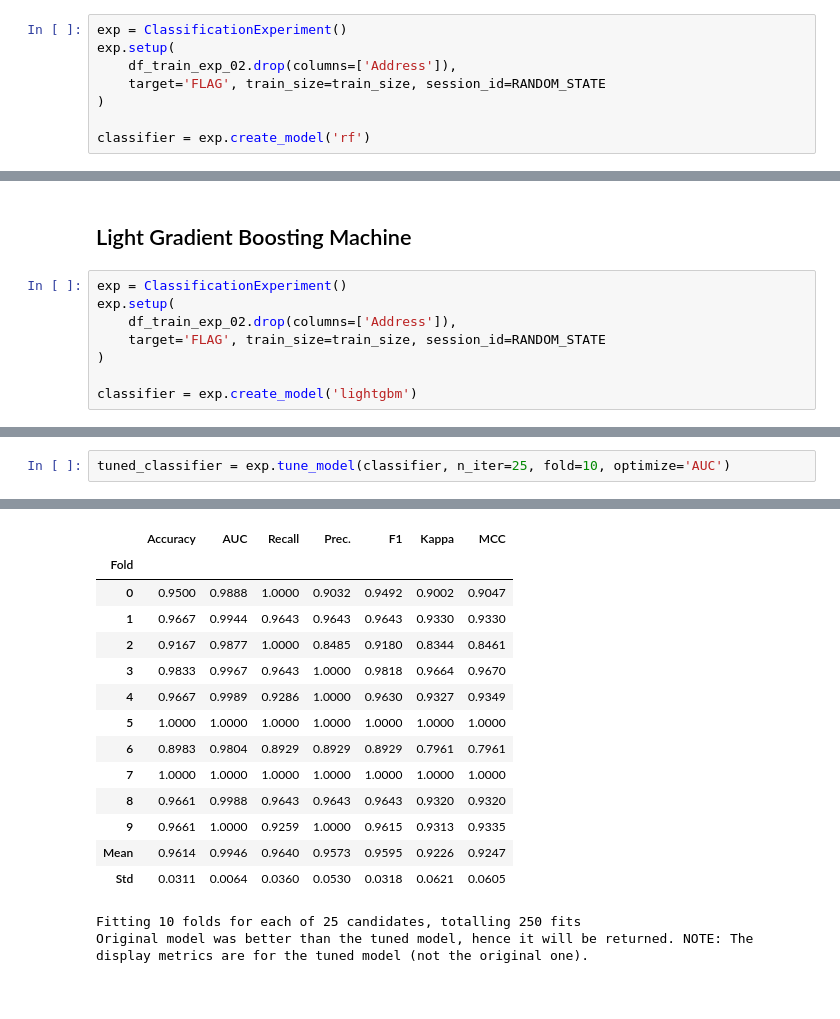
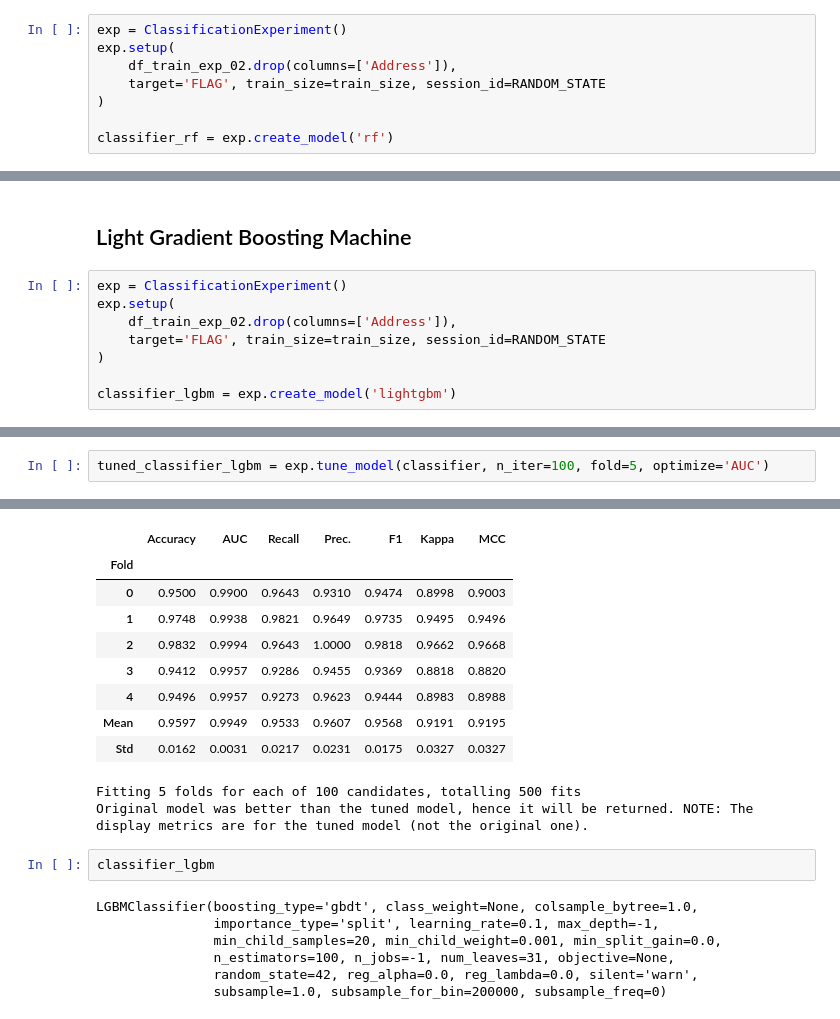
Before and after one commit to henriquetsu/ethereum_laundering, a Jupyter notebook: notebooks/03-ethereum_modeling_v1-suto.ipynb, the cells around one changed output, grey strips where cells are left out. Drawn from its saved outputs; the diff is of its cells as text.

```diff
--- a/notebooks/03-ethereum_modeling_v1-suto.ipynb
+++ b/notebooks/03-ethereum_modeling_v1-suto.ipynb
@@ -118,7 +207,7 @@ exp.setup(
     target='FLAG', train_size=train_size, session_id=RANDOM_STATE
 )
 
-classifier = exp.create_model('rf')
+classifier_rf = exp.create_model('rf')
 # %% [output]
 |  | Description | Value |
 | 0 | Session id | 42 |
@@ -181,7 +285,7 @@ exp.setup(
     target='FLAG', train_size=train_size, session_id=RANDOM_STATE
 )
 
-classifier = exp.create_model('lightgbm')
+classifier_lgbm = exp.create_model('lightgbm')
 # %% [output]
 |  | Description | Value |
 | 0 | Session id | 42 |
@@ -216,22 +320,26 @@ classifier = exp.create_model('lightgbm')
 | Mean | 0.9698 | 0.9961 | 0.9710 | 0.9664 | 0.9678 | 0.9394 | 0.9408 |
 | Std | 0.0236 | 0.0052 | 0.0359 | 0.0388 | 0.0250 | 0.0473 | 0.0462 |
 # %%
-tuned_classifier = exp.tune_model(classifier, n_iter=25, fold=10, optimize='AUC')
+tuned_classifier_lgbm = exp.tune_model(classifier, n_iter=100, fold=5, optimize='AUC')
 # %% [output]
 [interactive output not drawn]
 |  | Accuracy | AUC | Recall | Prec. | F1 | Kappa | MCC |
 | Fold |  |  |  |  |  |  |  |
-| 0 | 0.9500 | 0.9888 | 1.0000 | 0.9032 | 0.9492 | 0.9002 | 0.9047 |
-| 1 | 0.9667 | 0.9944 | 0.9643 | 0.9643 | 0.9643 | 0.9330 | 0.9330 |
-| 2 | 0.9167 | 0.9877 | 1.0000 | 0.8485 | 0.9180 | 0.8344 | 0.8461 |
-| 3 | 0.9833 | 0.9967 | 0.9643 | 1.0000 | 0.9818 | 0.9664 | 0.9670 |
-| 4 | 0.9667 | 0.9989 | 0.9286 | 1.0000 | 0.9630 | 0.9327 | 0.9349 |
-| 5 | 1.0000 | 1.0000 | 1.0000 | 1.0000 | 1.0000 | 1.0000 | 1.0000 |
-| 6 | 0.8983 | 0.9804 | 0.8929 | 0.8929 | 0.8929 | 0.7961 | 0.7961 |
-| 7 | 1.0000 | 1.0000 | 1.0000 | 1.0000 | 1.0000 | 1.0000 | 1.0000 |
-| 8 | 0.9661 | 0.9988 | 0.9643 | 0.9643 | 0.9643 | 0.9320 | 0.9320 |
-| 9 | 0.9661 | 1.0000 | 0.9259 | 1.0000 | 0.9615 | 0.9313 | 0.9335 |
-| Mean | 0.9614 | 0.9946 | 0.9640 | 0.9573 | 0.9595 | 0.9226 | 0.9247 |
-| Std | 0.0311 | 0.0064 | 0.0360 | 0.0530 | 0.0318 | 0.0621 | 0.0605 |
+| 0 | 0.9500 | 0.9900 | 0.9643 | 0.9310 | 0.9474 | 0.8998 | 0.9003 |
+| 1 | 0.9748 | 0.9938 | 0.9821 | 0.9649 | 0.9735 | 0.9495 | 0.9496 |
+| 2 | 0.9832 | 0.9994 | 0.9643 | 1.0000 | 0.9818 | 0.9662 | 0.9668 |
+| 3 | 0.9412 | 0.9957 | 0.9286 | 0.9455 | 0.9369 | 0.8818 | 0.8820 |
+| 4 | 0.9496 | 0.9957 | 0.9273 | 0.9623 | 0.9444 | 0.8983 | 0.8988 |
+| Mean | 0.9597 | 0.9949 | 0.9533 | 0.9607 | 0.9568 | 0.9191 | 0.9195 |
+| Std | 0.0162 | 0.0031 | 0.0217 | 0.0231 | 0.0175 | 0.0327 | 0.0327 |
-Fitting 10 folds for each of 25 candidates, totalling 250 fits
+Fitting 5 folds for each of 100 candidates, totalling 500 fits
 Original model was better than the tuned model, hence it will be returned. NOTE: The display metrics are for the tuned model (not the original one).
+# %%
+classifier_lgbm
+# %% [output]
+LGBMClassifier(boosting_type='gbdt', class_weight=None, colsample_bytree=1.0,
+               importance_type='split', learning_rate=0.1, max_depth=-1,
+               min_child_samples=20, min_child_weight=0.001, min_split_gain=0.0,
+               n_estimators=100, n_jobs=-1, num_leaves=31, objective=None,
+               random_state=42, reg_alpha=0.0, reg_lambda=0.0, silent='warn',
+               subsample=1.0, subsample_for_bin=200000, subsample_freq=0)
```
Also changed, not shown: parts of 29 cells of this notebook.
